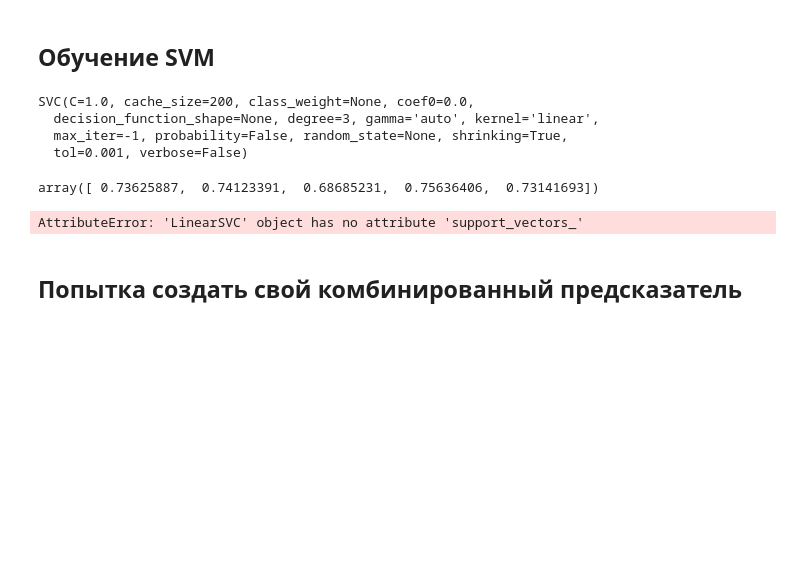
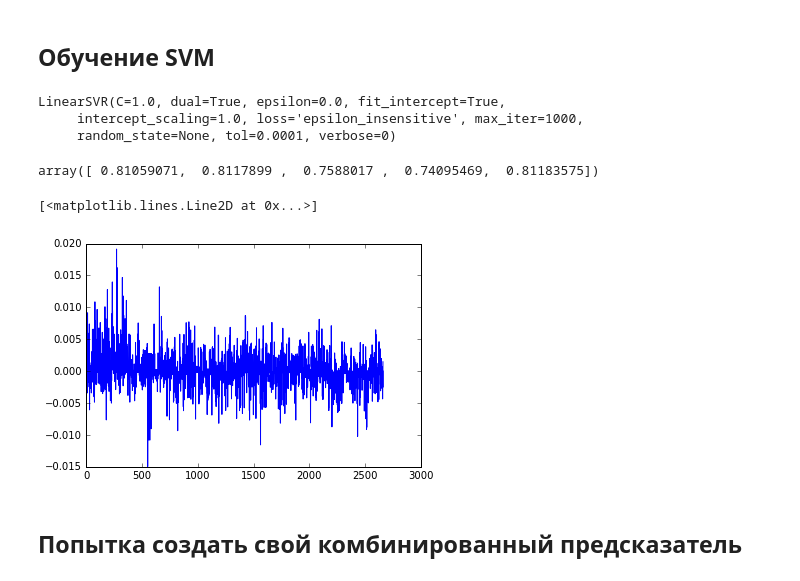
Before and after one commit to grwlf/algo_club, a Jupyter notebook: sandbox/users/smironov/contest-med.ipynb, the cells around one changed output. Cells and saved outputs as stored; diff of their text form; code cells hidden in the pictures; blank space fills up the shorter version.

Commit message:
Test LinearSVR

```diff
--- a/sandbox/users/smironov/contest-med.ipynb
+++ b/sandbox/users/smironov/contest-med.ipynb
@@ -200,19 +204,19 @@ set(X_train['V1327'].values)
 # %% [markdown]
 ## Обучение SVM
 # %%
-clf = sk.svm.SVC(kernel='linear')
+clf = sk.svm.LinearSVR()
 print(clf)
 skcv.cross_val_score(clf, X_train_nan2[columns_all], Y_train.label.values, scoring='roc_auc', cv=5)
 # %% [output]
-SVC(C=1.0, cache_size=200, class_weight=None, coef0=0.0,
-  decision_function_shape=None, degree=3, gamma='auto', kernel='linear',
-  max_iter=-1, probability=False, random_state=None, shrinking=True,
-  tol=0.001, verbose=False)
+LinearSVR(C=1.0, dual=True, epsilon=0.0, fit_intercept=True,
+     intercept_scaling=1.0, loss='epsilon_insensitive', max_iter=1000,
+     random_state=None, tol=0.0001, verbose=0)
-array([ 0.73625887,  0.74123391,  0.68685231,  0.75636406,  0.73141693])
+array([ 0.81059071,  0.8117899 ,  0.7588017 ,  0.74095469,  0.81183575])
-# %%
-clf.support_vectors_
-# %% [output]
-AttributeError: 'LinearSVC' object has no attribute 'support_vectors_'
+# %%
+plt.plot(clf.coef_)
+# %% [output]
+[<matplotlib.lines.Line2D at 0x...>]
+[figure, added]
 # %% [markdown]
 ## Попытка создать свой комбинированный предсказатель
 # %%
```
Also changed, not shown: parts of 5 cells of this notebook.
